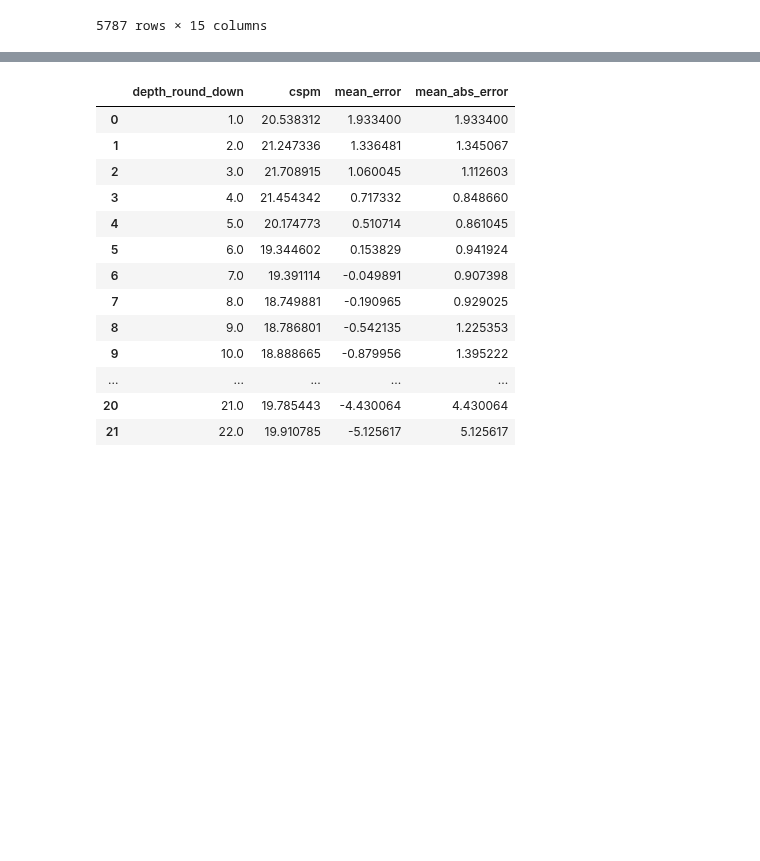
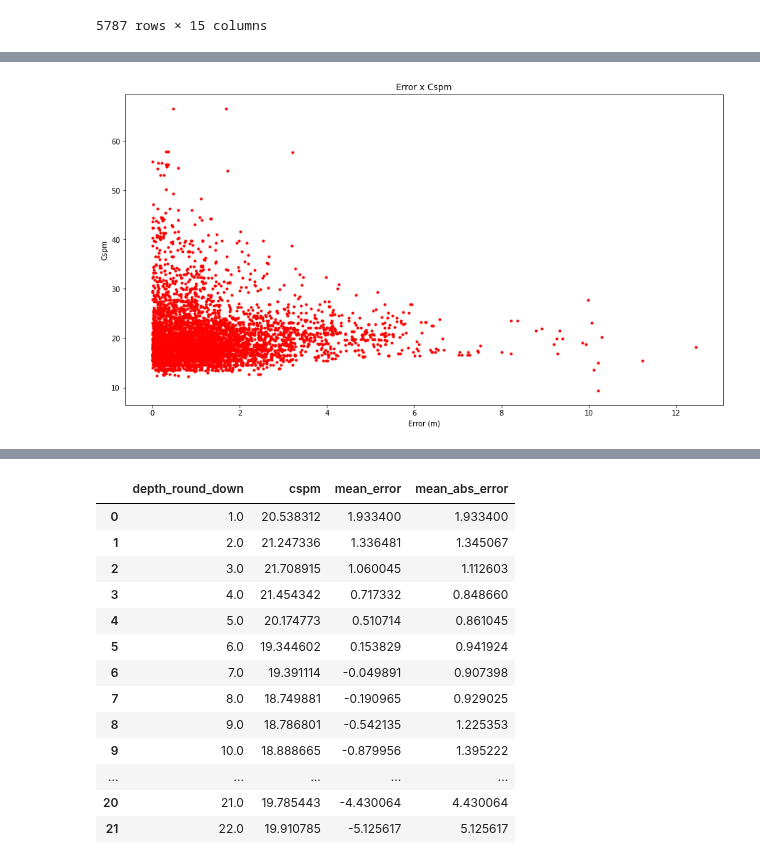
Before and after one commit to Ocean-Technologies/satellite_bathymetry, a Jupyter notebook: notebooks/data_visualization_baseline_convolution.ipynb, the cells around one changed output, grey strips where cells are left out. Drawn from its saved outputs; the diff is of its cells as text; code cells hidden in the pictures; blank space fills up the shorter version.

Commit message:
Added error x cspm chart

```diff
--- a/notebooks/data_visualization_baseline_convolution.ipynb
+++ b/notebooks/data_visualization_baseline_convolution.ipynb
@@ -45,3 +45,14 @@ val_data.head()
 df_data = val_data
 df_data['error'] = df_data['z_pred'] - df_data['z']
 df_data['abs_error'] = abs(df_data['error'])
+# %%
+plt.figure(figsize=(15,8))
+plt.plot(df_data['abs_error'], df_data['cspmb7'], 'r.')
+plt.xlabel("Error (m)")
+plt.ylabel("Cspm")
+plt.title('Error x Cspm')
+#plt.savefig(f'{charts_path}chart_mean_error.jpg')
+#plt.grid()
+plt.show()
+# %% [output]
+[figure, added]
```
Also changed, not shown: parts of 1 cell of this notebook.
